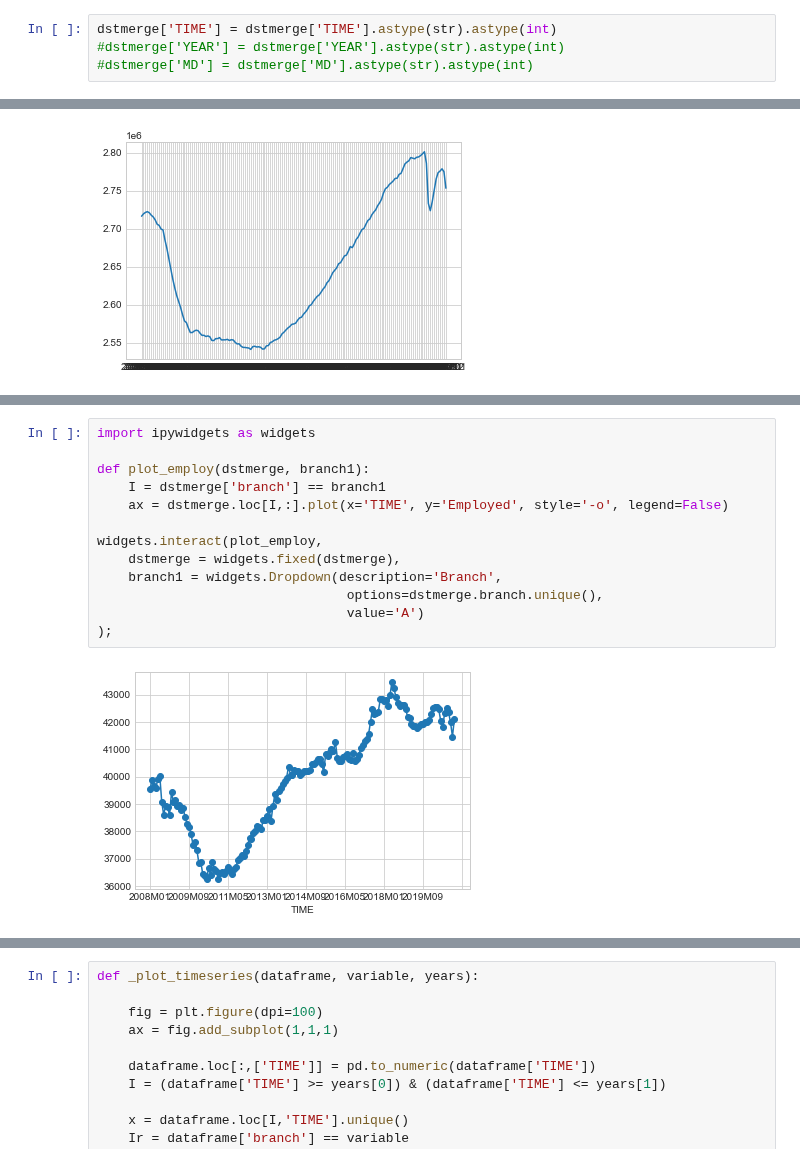
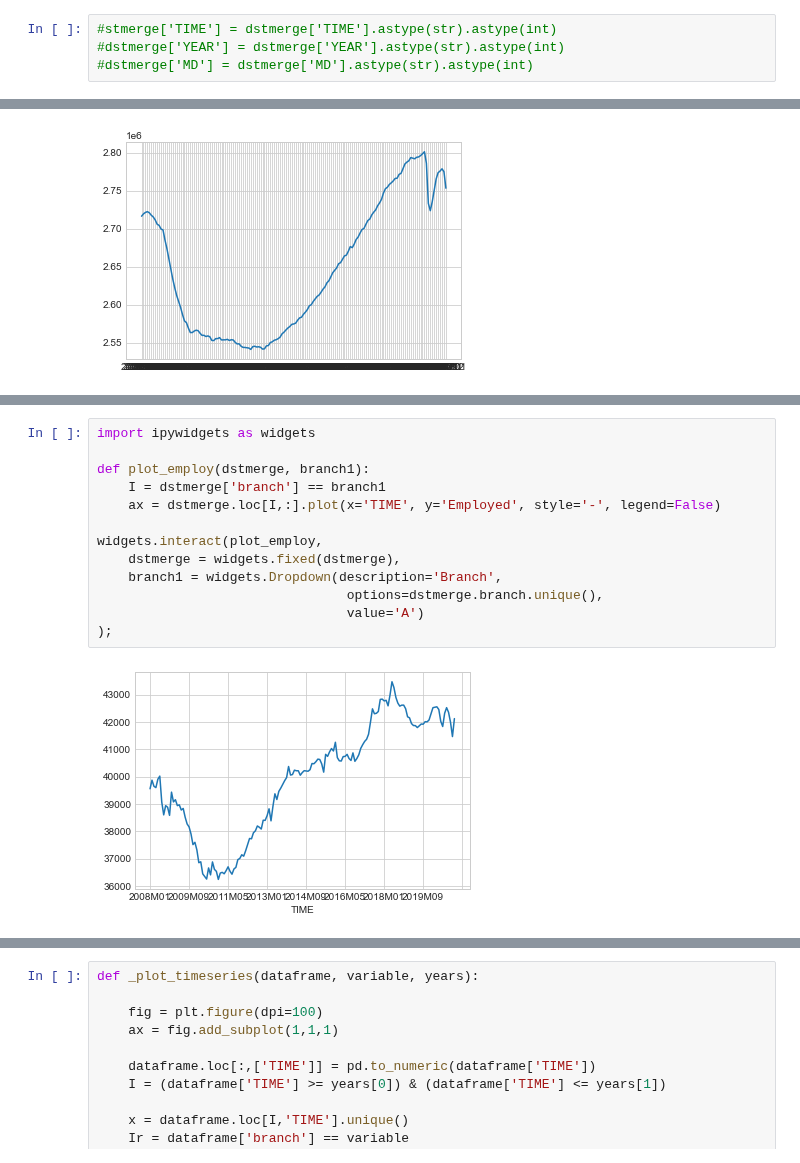
Before and after one commit to ceciliechrstnsn/projects-2021-luna-hjerteknuser, a Jupyter notebook: dataproject/dataproject.ipynb, the cells around one changed output, grey strips where cells are left out. Drawn from its saved outputs; the diff is of its cells as text.

```diff
--- a/dataproject/dataproject.ipynb
+++ b/dataproject/dataproject.ipynb
@@ -235,6 +261,6 @@ Employed      float64
 branch         object
 dtype: object
 # %%
-dstmerge['TIME'] = dstmerge['TIME'].astype(str).astype(int)
+#stmerge['TIME'] = dstmerge['TIME'].astype(str).astype(int)
 #dstmerge['YEAR'] = dstmerge['YEAR'].astype(str).astype(int)
 #dstmerge['MD'] = dstmerge['MD'].astype(str).astype(int)
@@ -281,15 +314,15 @@ plt.show()
 # %%
 import ipywidgets as widgets
 
 def plot_employ(dstmerge, branch1):
     I = dstmerge['branch'] == branch1
-    ax = dstmerge.loc[I,:].plot(x='TIME', y='Employed', style='-o', legend=False)
+    ax = dstmerge.loc[I,:].plot(x='TIME', y='Employed', style='-', legend=False)
 
 widgets.interact(plot_employ,
     dstmerge = widgets.fixed(dstmerge),
     branch1 = widgets.Dropdown(description='Branch',
                                 options=dstmerge.branch.unique(),
                                 value='A')
 );
 # %% [output]
-[figure, old version]
+[figure, new version]
```
Also changed, not shown: parts of 8 cells of this notebook.
